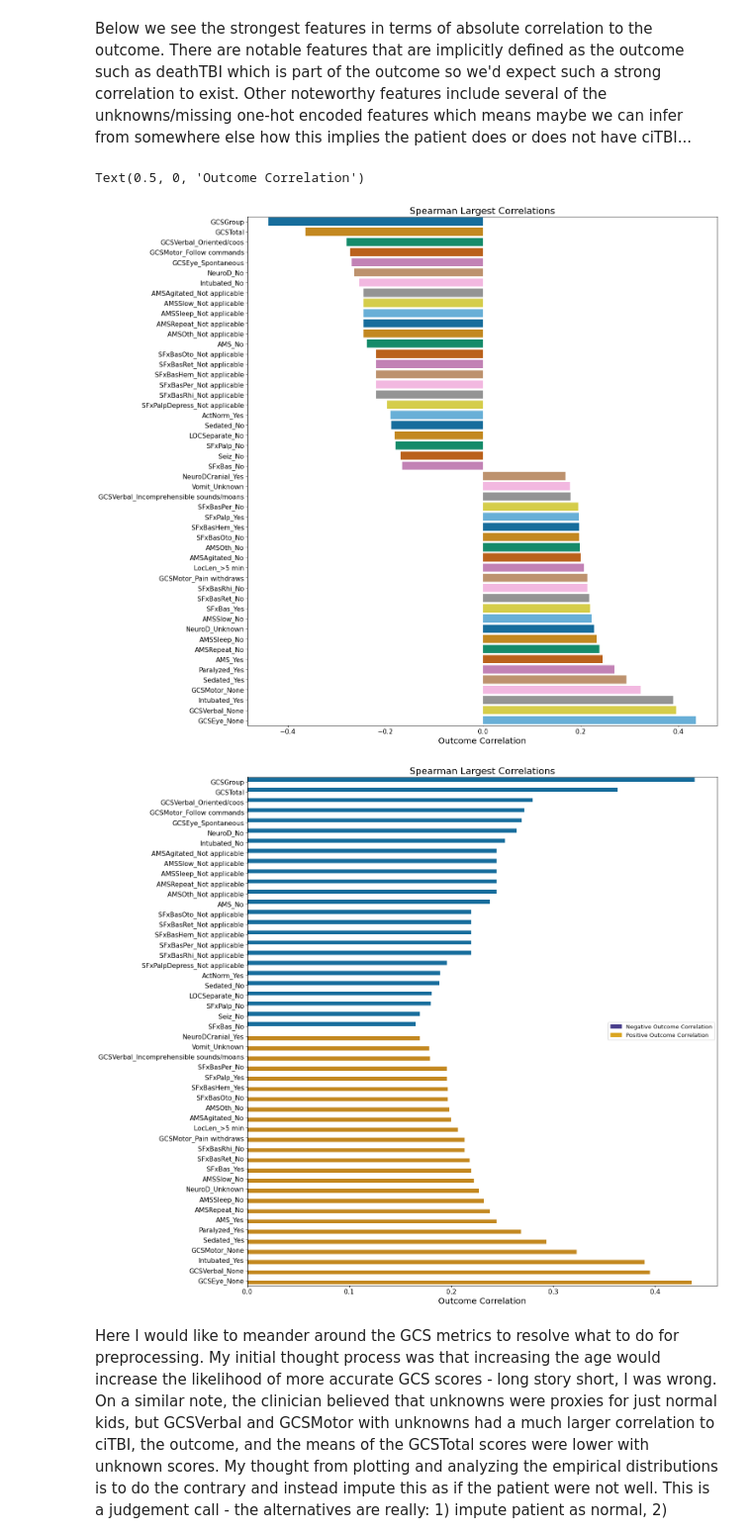
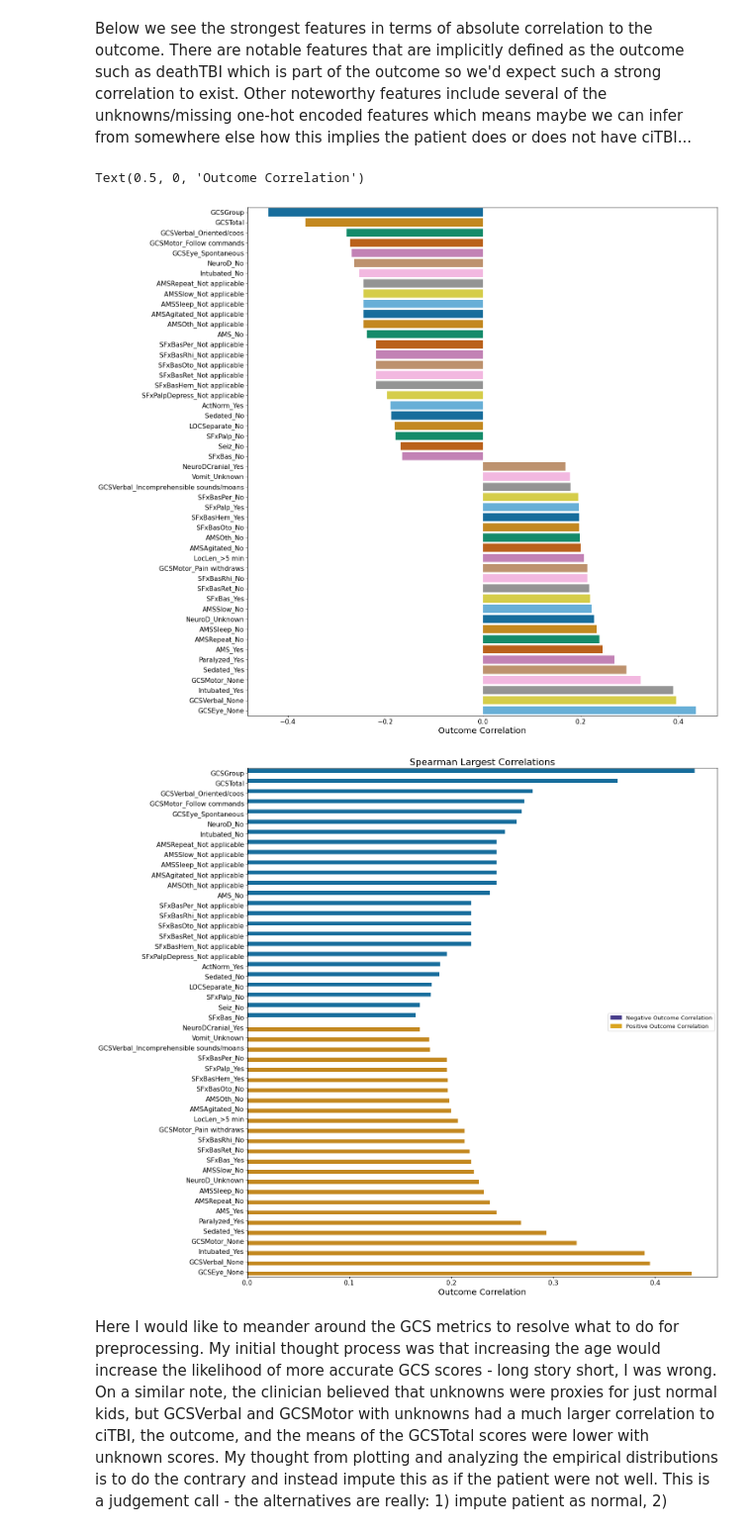
Before and after one commit to Yu-Group/clinical-rule-vetting, a Jupyter notebook: rulevetting/projects/tbi_pecarn/notebooks/00_eda.ipynb, the cells around one changed output. Shown at 99% size. Cells and saved outputs as stored; diff of their text form; code cells hidden in the pictures.

```diff
--- a/rulevetting/projects/tbi_pecarn/notebooks/00_eda.ipynb
+++ b/rulevetting/projects/tbi_pecarn/notebooks/00_eda.ipynb
@@ -23,6 +23,33 @@ from rulevetting.projects.tbi_pecarn.dataset import Dataset
 from rulevetting.projects.tbi_pecarn import helper
 from rulevetting.projects.tbi_pecarn import graph
 
+# Set plotting font sizes and properties
+TINY_SIZE = 12
+SMALL_SIZE = 14
+MEDIUM_SIZE = 18
+BIGGER_SIZE = 20
+MARKER_SIZE = 6
+LINE_SIZE = 4
+
+plt.rc("font", size=SMALL_SIZE)  # controls default text sizes
+plt.rc("axes", titlesize=BIGGER_SIZE)  # fontsize of the axes title
+plt.rc("axes", labelsize=MEDIUM_SIZE)  # fontsize of the x and y labels
+plt.rc("xtick", labelsize=SMALL_SIZE)  # fontsize of the tick labels
+plt.rc("ytick", labelsize=SMALL_SIZE)  # fontsize of the tick labels
+plt.rc("legend", fontsize=TINY_SIZE)  # legend fontsize
+plt.rc("figure", titlesize=BIGGER_SIZE)  # fontsize of the figure title
+plt.rc("lines", markersize=MARKER_SIZE)  # marker size
+plt.rc("lines", linewidth=LINE_SIZE)  # line width
+
+mpl.rcParams["figure.dpi"] = 180
+
+# Height and width per row and column of subplots
+FIG_HEIGHT = 20
+FIG_WIDTH = 18
+
+fig_fcn = lambda kwargs: plt.figure(figsize=(FIG_WIDTH, FIG_HEIGHT), **kwargs)
+color_list = sns.color_palette("colorblind")
+
 %matplotlib inline
 %load_ext autoreload
 %autoreload 2
@@ -109,37 +202,39 @@ if boxplot_plot:
 # %% [markdown]
 Now is a good time before continuing EDA to partition the data into train, validation, and a test set to not bias our model selection a priori observing the distributions and correlations.
 # %%
-# remove post-ct vars and examin relationships with outcome variable
-df.rename(columns = {'PosIntFinal':'outcome'}, inplace=True)
-df = df.drop(columns=Dataset().get_post_ct_names())
+# remove post-ct vars and examine relationships with outcome variable
+df1 = df.copy()
+df1 = df1[df1['PosIntFinal'] != 'Unknown']
+df1.rename(columns = {'PosIntFinal':'outcome'}, inplace=True)
+df1 = df1.drop(columns=Dataset().get_post_ct_names())
 # %% [markdown]
 Below we see the strongest features in terms of absolute correlation to the outcome. There are notable features that are implicitly defined as the outcome such as deathTBI which is part of the outcome so we'd expect such a strong correlation to exist. Other noteworthy features include several of the unknowns/missing one-hot encoded features which means maybe we can infer from somewhere else how this implies the patient does or does not have ciTBI...
 # %%
 # remapping binary variables
-bool_cols = [col for col in df if np.isin(df[col].unique(), ['No', 'Yes']).all()]
+bool_cols = [col for col in df1 if np.isin(df1[col].unique(), ['No', 'Yes']).all()]
 for bool_col in bool_cols:
-    df[bool_col] = df[bool_col].map({'No': 0, 'Yes': 1})
+    df1[bool_col] = df1[bool_col].map({'No': 0, 'Yes': 1})
 
 # one hot encoding the df
-one_hot_df = helper.one_hot_encode_df(df)
+one_hot_df = helper.one_hot_encode_df(df1)
 corr = one_hot_df.drop(['outcome'], axis=1).apply(lambda x: x.corr(one_hot_df['outcome'], method='spearman'))
 
 # sortest by largest value
 largest_corr = corr.iloc[corr.abs().argsort()][-50:].sort_values(ascending=True)
-barplot(largest_corr, savefig=False, title='Spearman Largest Correlations', xlab='Outcome Correlation')
+graph.barplot(largest_corr, savefig=True, title=None, xlab='Outcome Correlation')
 
 # sort by absolute value
 abs_corr = corr.abs().sort_values(ascending=True)
 fig_fcn = lambda kwargs: plt.figure(figsize=(18, 20), **kwargs)
 fig_fcn({"num": None, "dpi": 80, "facecolor": "w", "edgecolor": "r"})
 sns.barplot(x=abs_corr[largest_corr.index].values, y=abs_corr[largest_corr.index].index, hue=[1 if corr > 0 else 0 for corr in largest_corr.values], palette='colorblind')
 handles = [mpl.patches.Patch(color='darkslateblue', label='Negative Outcome Correlation'), mpl.patches.Patch(color='goldenrod', label='Positive Outcome Correlation')]
 plt.legend(handles=handles, loc='center right')
 plt.title('Spearman Largest Correlations')
 plt.xlabel('Outcome Correlation')
 # %% [output]
 Text(0.5, 0, 'Outcome Correlation')
-[figure, old version]
+[figure, new version]
 [figure]
 # %% [markdown]
 Here I would like to meander around the GCS metrics to resolve what to do for preprocessing. My initial thought process was that increasing the age would increase the likelihood of more accurate GCS scores - long story short, I was wrong. On a similar note, the clinician believed that unknowns were proxies for just normal kids, but GCSVerbal and GCSMotor with unknowns had a much larger correlation to ciTBI, the outcome, and the means of the GCSTotal scores were lower with unknown scores. My thought from plotting and analyzing the empirical distributions is to do the contrary and instead impute this as if the patient were not well. This is a judgement call - the alternatives are really: 1) impute patient as normal, 2) remove patient altogether, 3) do nothing, or maybe 4) impute according to mean/median which IMO aren't better if we trust the data itself (not sure). I am more tempted to actually just remove these categorical ones - GCSEye, GCSVerbal, and GCSMotor and instead rely on the GCSTotal as none are missing and the ones with missing subcategories - Eye/Verbal/Motor - happened to still have GCSTotal.
```
Also changed, not shown: parts of 7 cells of this notebook, 10 other files.
